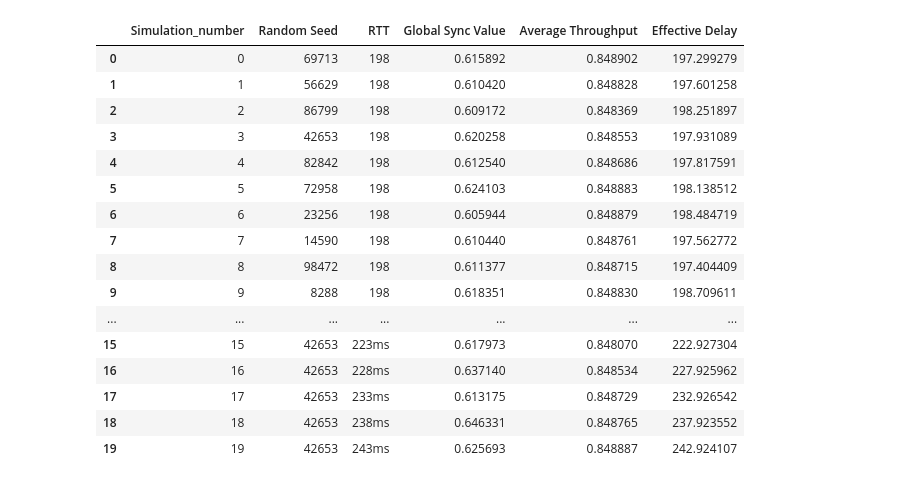
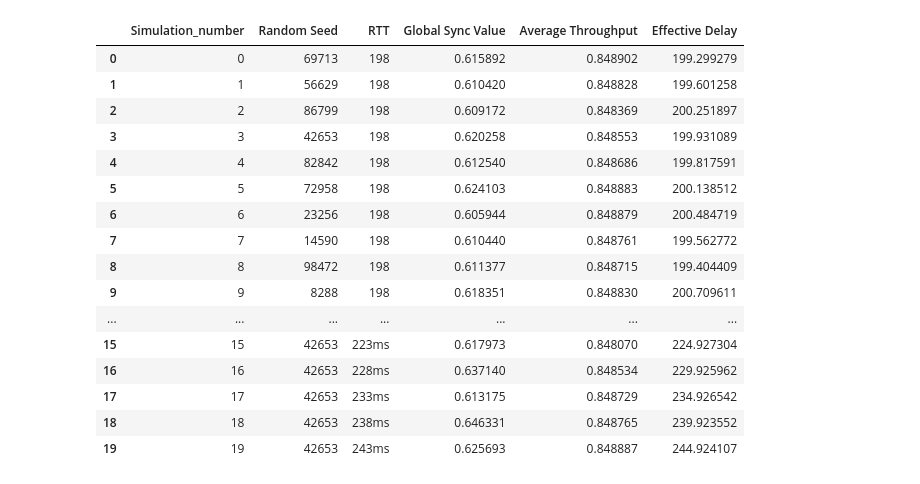
Before and after one commit to somitgond/mtp, a Jupyter notebook: pythonWork/find_global.ipynb, the cells around one changed output. Drawn from its saved outputs; the diff is of its cells as text; code cells hidden in the pictures.

```diff
--- a/pythonWork/find_global.ipynb
+++ b/pythonWork/find_global.ipynb
@@ -4,22 +6,27 @@ import matplotlib.pyplot as plt
 # %%
-data = pd.read_csv("results.csv")
+data_naqm = pd.read_csv("results-naqm.csv")
+data_aqm = pd.read_csv("results-aqm.csv")
+data_naqm_10 = data_naqm[:10]
+data_aqm_10 = data_aqm[:10]
+data_naqm_11 = data_naqm[10:]
+data_aqm_11 = data_aqm[10:]
 # %%
-data
+data_naqm
 # %% [output]
 |  | Simulation_number | Random Seed | RTT | Global Sync Value | Average Throughput | Effective Delay |
-| 0 | 0 | 69713 | 198 | 0.615892 | 0.848902 | 197.299279 |
-| 1 | 1 | 56629 | 198 | 0.610420 | 0.848828 | 197.601258 |
-| 2 | 2 | 86799 | 198 | 0.609172 | 0.848369 | 198.251897 |
-| 3 | 3 | 42653 | 198 | 0.620258 | 0.848553 | 197.931089 |
-| 4 | 4 | 82842 | 198 | 0.612540 | 0.848686 | 197.817591 |
-| 5 | 5 | 72958 | 198 | 0.624103 | 0.848883 | 198.138512 |
-| 6 | 6 | 23256 | 198 | 0.605944 | 0.848879 | 198.484719 |
-| 7 | 7 | 14590 | 198 | 0.610440 | 0.848761 | 197.562772 |
-| 8 | 8 | 98472 | 198 | 0.611377 | 0.848715 | 197.404409 |
-| 9 | 9 | 8288 | 198 | 0.618351 | 0.848830 | 198.709611 |
+| 0 | 0 | 69713 | 198 | 0.615892 | 0.848902 | 199.299279 |
+| 1 | 1 | 56629 | 198 | 0.610420 | 0.848828 | 199.601258 |
+| 2 | 2 | 86799 | 198 | 0.609172 | 0.848369 | 200.251897 |
+| 3 | 3 | 42653 | 198 | 0.620258 | 0.848553 | 199.931089 |
+| 4 | 4 | 82842 | 198 | 0.612540 | 0.848686 | 199.817591 |
+| 5 | 5 | 72958 | 198 | 0.624103 | 0.848883 | 200.138512 |
+| 6 | 6 | 23256 | 198 | 0.605944 | 0.848879 | 200.484719 |
+| 7 | 7 | 14590 | 198 | 0.610440 | 0.848761 | 199.562772 |
+| 8 | 8 | 98472 | 198 | 0.611377 | 0.848715 | 199.404409 |
+| 9 | 9 | 8288 | 198 | 0.618351 | 0.848830 | 200.709611 |
 | ... | ... | ... | ... | ... | ... | ... |
-| 15 | 15 | 42653 | 223ms | 0.617973 | 0.848070 | 222.927304 |
-| 16 | 16 | 42653 | 228ms | 0.637140 | 0.848534 | 227.925962 |
-| 17 | 17 | 42653 | 233ms | 0.613175 | 0.848729 | 232.926542 |
-| 18 | 18 | 42653 | 238ms | 0.646331 | 0.848765 | 237.923552 |
-| 19 | 19 | 42653 | 243ms | 0.625693 | 0.848887 | 242.924107 |
+| 15 | 15 | 42653 | 223ms | 0.617973 | 0.848070 | 224.927304 |
+| 16 | 16 | 42653 | 228ms | 0.637140 | 0.848534 | 229.925962 |
+| 17 | 17 | 42653 | 233ms | 0.613175 | 0.848729 | 234.926542 |
+| 18 | 18 | 42653 | 238ms | 0.646331 | 0.848765 | 239.923552 |
+| 19 | 19 | 42653 | 243ms | 0.625693 | 0.848887 | 244.924107 |
```
Also changed, not shown: parts of 20 cells of this notebook, 2 other files.
